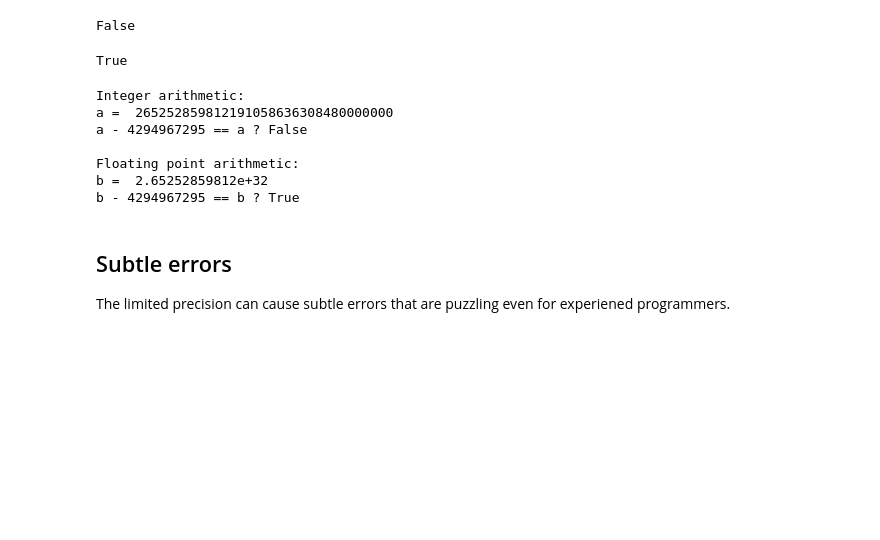
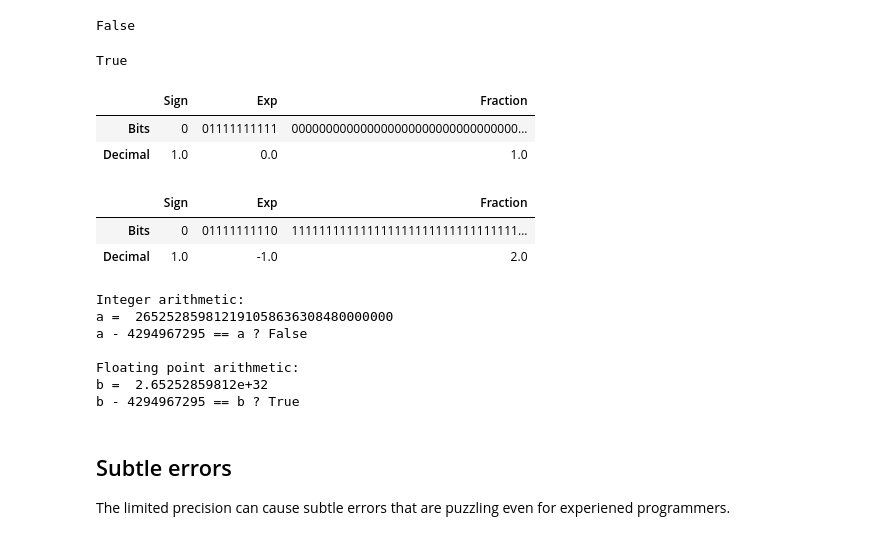
Before and after one commit to AndSoOn/Advaced_Python_In_Finance, a Jupyter notebook: lecture_1/Lecture1_tmp.ipynb, the cells around one changed output. Cells and saved outputs as stored; diff of their text form; code cells hidden in the pictures; blank space fills up the shorter version.

```diff
--- a/lecture_1/Lecture1_tmp.ipynb
+++ b/lecture_1/Lecture1_tmp.ipynb
@@ -488,6 +519,18 @@ False
 print 1. + 1e-16 == 1.
 # %% [output]
 True
+# %%
+f2parts(1.0, 64)
+# %% [output]
+|  | Sign | Exp | Fraction |
+| Bits | 0 | 01111111111 | 000000000000000000000000000000000... |
+| Decimal | 1.0 | 0.0 | 1.0 |
+# %%
+f2parts(1. - 1e-16, 64)
+# %% [output]
+|  | Sign | Exp | Fraction |
+| Bits | 0 | 01111111110 | 111111111111111111111111111111111... |
+| Decimal | 1.0 | -1.0 | 2.0 |
 # %%
 largeint = 2**32 - 1
 
```
Also changed, not shown: parts of 12 cells of this notebook, 9 other files.
